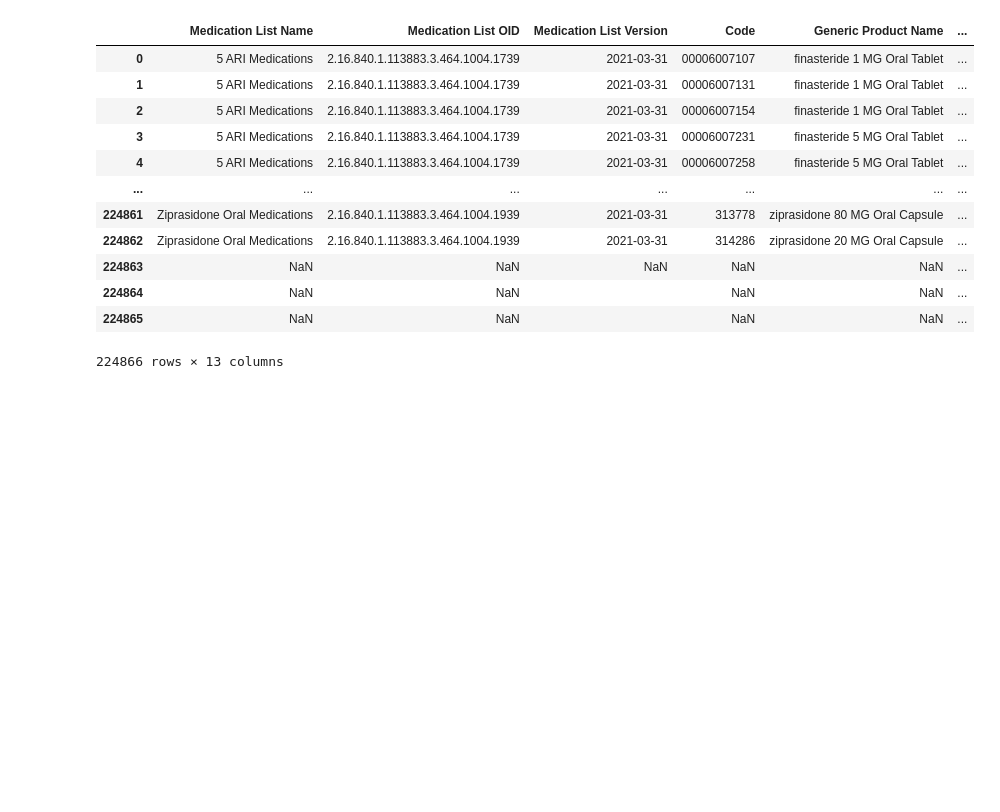
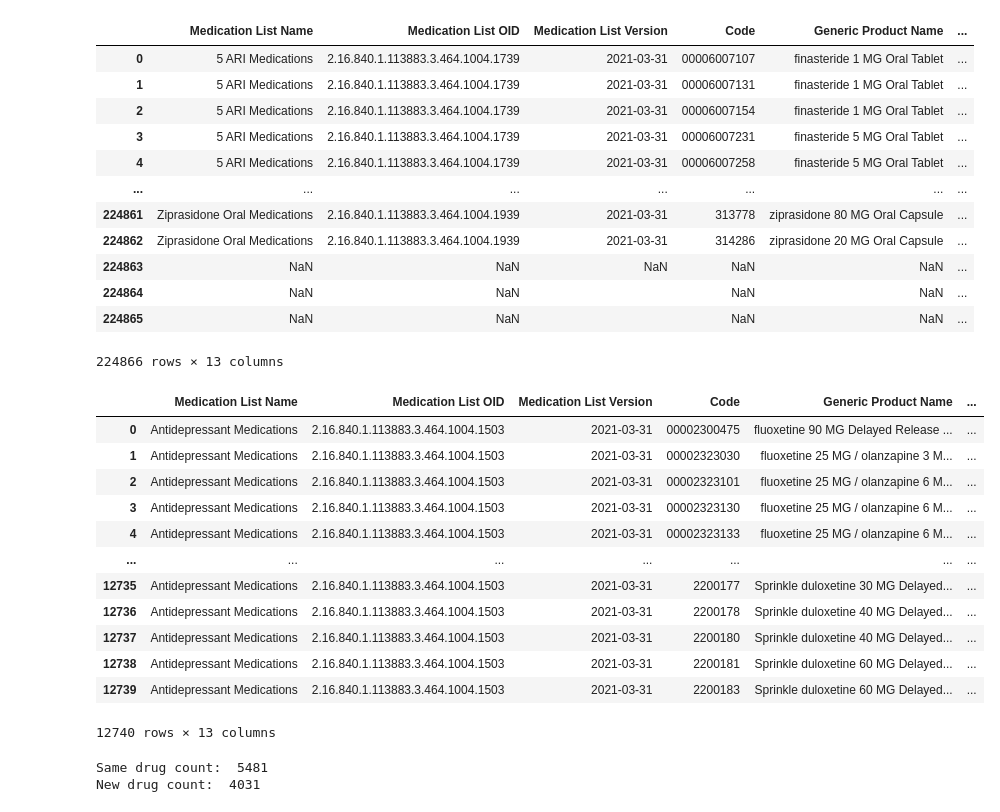
Before and after one commit to danielhmendoza01/Automatic_Code_Sets, a Jupyter notebook: NDC/Antidepressants/antidepressant_query.ipynb, the cells around one changed output. Drawn from its saved outputs; the diff is of its cells as text; code cells hidden in the pictures; blank space fills up the shorter version.

Commit message:
Antidepressants

```diff
--- a/NDC/Antidepressants/antidepressant_query.ipynb
+++ b/NDC/Antidepressants/antidepressant_query.ipynb
@@ -125,6 +125,24 @@ df_cdc
 | 224864 | NaN | NaN |  | NaN | NaN | ... |
 | 224865 | NaN | NaN |  | NaN | NaN | ... |
 224866 rows × 13 columns
+# %%
+df_cdc=df_cdc.loc[df_cdc['Medication List Name']=="Antidepressant Medications"]
+# %%
+df_cdc.reset_index(drop=True)
+# %% [output]
+|  | Medication List Name | Medication List OID | Medication List Version | Code | Generic Product Name | ... |
+| 0 | Antidepressant Medications | 2.16.840.1.113883.3.464.1004.1503 | 2021-03-31 | 00002300475 | fluoxetine 90 MG Delayed Release ... | ... |
+| 1 | Antidepressant Medications | 2.16.840.1.113883.3.464.1004.1503 | 2021-03-31 | 00002323030 | fluoxetine 25 MG / olanzapine 3 M... | ... |
+| 2 | Antidepressant Medications | 2.16.840.1.113883.3.464.1004.1503 | 2021-03-31 | 00002323101 | fluoxetine 25 MG / olanzapine 6 M... | ... |
+| 3 | Antidepressant Medications | 2.16.840.1.113883.3.464.1004.1503 | 2021-03-31 | 00002323130 | fluoxetine 25 MG / olanzapine 6 M... | ... |
+| 4 | Antidepressant Medications | 2.16.840.1.113883.3.464.1004.1503 | 2021-03-31 | 00002323133 | fluoxetine 25 MG / olanzapine 6 M... | ... |
+| ... | ... | ... | ... | ... | ... | ... |
+| 12735 | Antidepressant Medications | 2.16.840.1.113883.3.464.1004.1503 | 2021-03-31 | 2200177 | Sprinkle duloxetine 30 MG Delayed... | ... |
+| 12736 | Antidepressant Medications | 2.16.840.1.113883.3.464.1004.1503 | 2021-03-31 | 2200178 | Sprinkle duloxetine 40 MG Delayed... | ... |
+| 12737 | Antidepressant Medications | 2.16.840.1.113883.3.464.1004.1503 | 2021-03-31 | 2200180 | Sprinkle duloxetine 40 MG Delayed... | ... |
+| 12738 | Antidepressant Medications | 2.16.840.1.113883.3.464.1004.1503 | 2021-03-31 | 2200181 | Sprinkle duloxetine 60 MG Delayed... | ... |
+| 12739 | Antidepressant Medications | 2.16.840.1.113883.3.464.1004.1503 | 2021-03-31 | 2200183 | Sprinkle duloxetine 60 MG Delayed... | ... |
+12740 rows × 13 columns
 # %%
 #Identify new drugs found
 same_drug_count = 0
@@ -141,6 +159,9 @@ for code in df_package['package_ndc']:
         new_drug = pd.concat([new_drug, df_package.loc[df_package['package_ndc']==code]]).reset_index(drop=True)
 print('Same drug count: ', same_drug_count)
 print('New drug count: ', new_drug_count)
+# %% [output]
+Same drug count:  5481
+New drug count:  4031
 # %%
 absent_drugs = pd.DataFrame()
 count = 0
```
Also changed, not shown: parts of 5 cells of this notebook, 5 other files.
